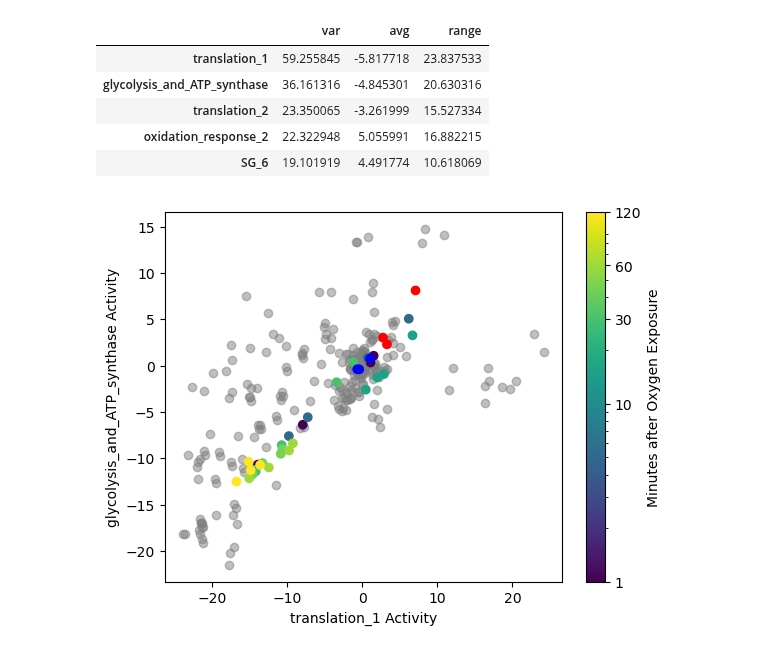
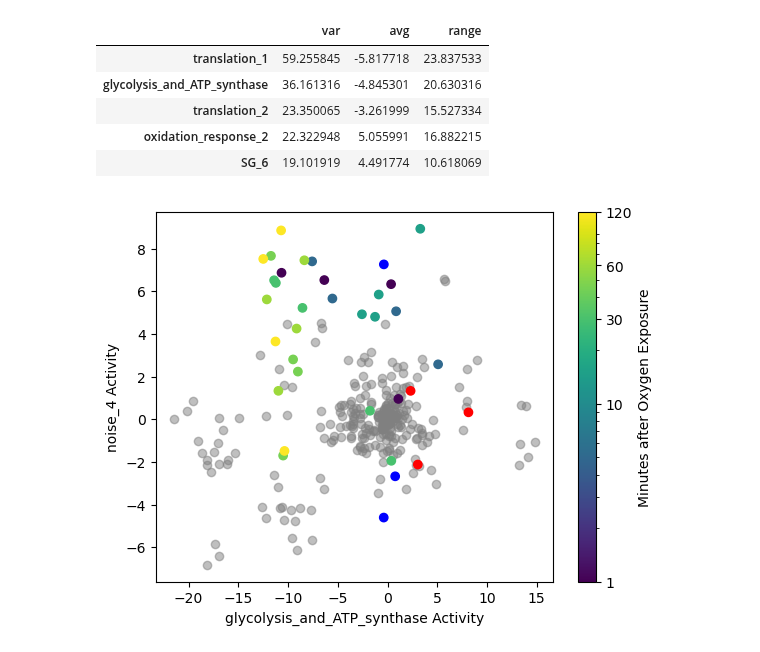
Before and after one commit to cristalzucsd/iModulonMiner, a Jupyter notebook: 6_plotting/5_looking_for_oxidation_trends.ipynb, the cells around one changed output. Drawn from its saved outputs; the diff is of its cells as text; code cells hidden in the pictures.

```diff
--- a/6_plotting/5_looking_for_oxidation_trends.ipynb
+++ b/6_plotting/5_looking_for_oxidation_trends.ipynb
@@ -29,8 +29,8 @@ df2.sort_values(by = ['var'], ascending = False).head()
 | SG_6 | 19.101919 | 4.491774 | 10.618069 |
 # %%
 # settings
-iM1 = 'translation_1'
-iM2 = 'glycolysis_and_ATP_synthase'
+iM1 = 'glycolysis_and_ATP_synthase'
+iM2 = 'noise_4'
 
 if True:
     def int_to_color(value, X, Y, colormap='viridis'):
@@ -69,31 +69,31 @@ if True:
     # Create scatter plot with colors applied
     scatter2 = ax.scatter(ica_data.A[highlight_samples].loc[iM1],
                            ica_data.A[highlight_samples].loc[iM2],
                            c=colors)
 
     # Create the colorbar with a logarithmic normalization
     norm = LogNorm(vmin=1, vmax=120)  # LogNorm for the color scale
 
     cbar = plt.colorbar(cm.ScalarMappable(cmap='viridis', norm=norm), ax=ax, orientation='vertical')
     cbar.set_label('Minutes after Oxygen Exposure')
 
     # Set ticks for the colorbar (logarithmic scale)
     ticks = [1, 10, 30, 60, 120]  # Logarithmic ticks
     cbar.set_ticks(ticks)
     cbar.set_ticklabels([f'{int(t)}' for t in ticks])  # Integer tick labels
 
     # Label axes
     plt.xlabel(iM1 + ' Activity')
     plt.ylabel(iM2 + ' Activity')
 
     # Add interactive cursor for hovering
     cursor = mplcursors.cursor(scatter2, hover=True)
     @cursor.connect("add")
     def on_add(sel):
         sel.annotation.set_text(highlight_samples[sel.index])  # Show label for hovered point
 
     # Save and show
     plt.savefig('../figures/oxygen_response_iMs.pdf', transparent=True)
     plt.show()
 # %% [output]
-[figure, old version]
+[figure, new version]
```
Also changed, not shown: parts of 1 cell of this notebook, 3 other files.
